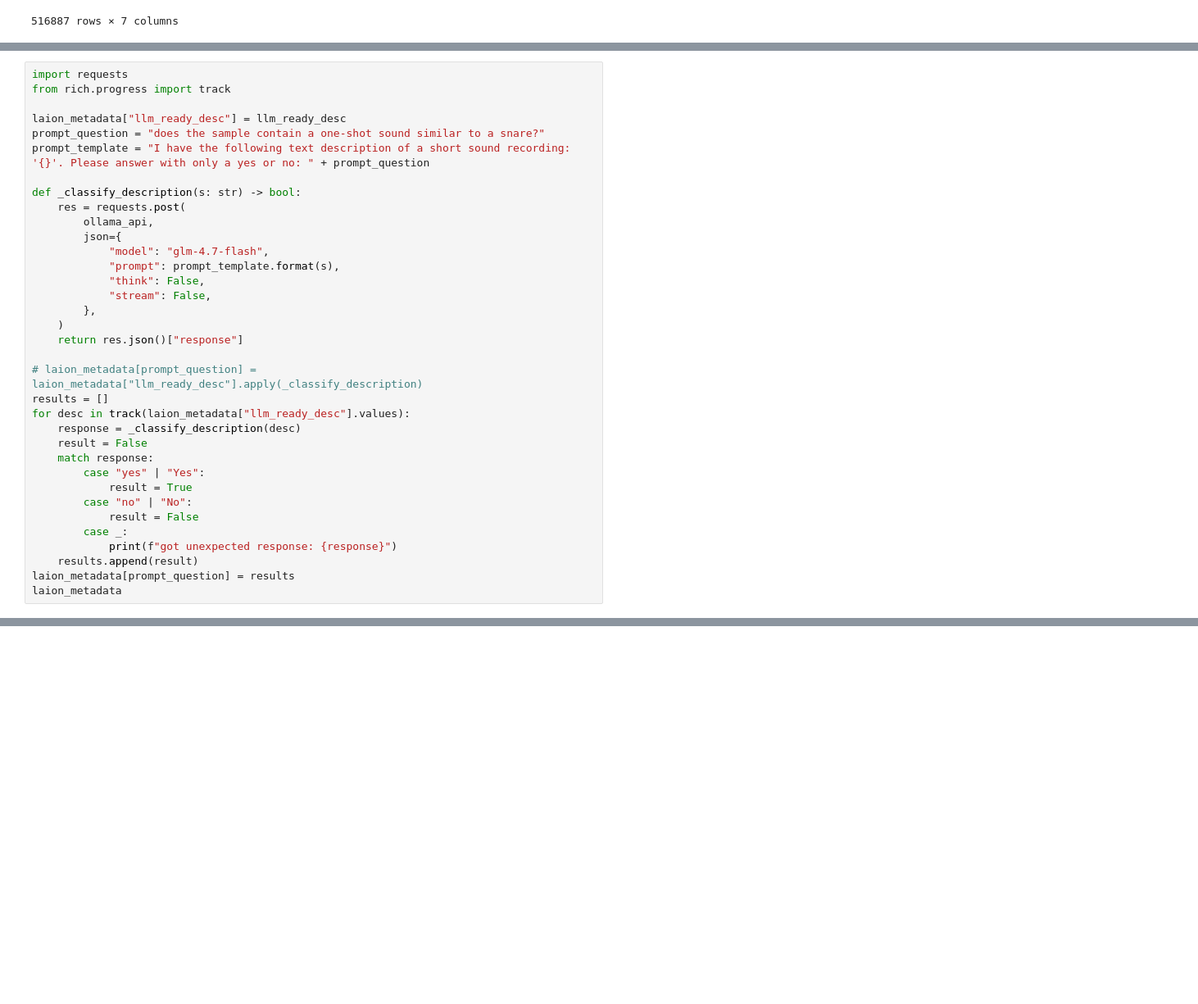
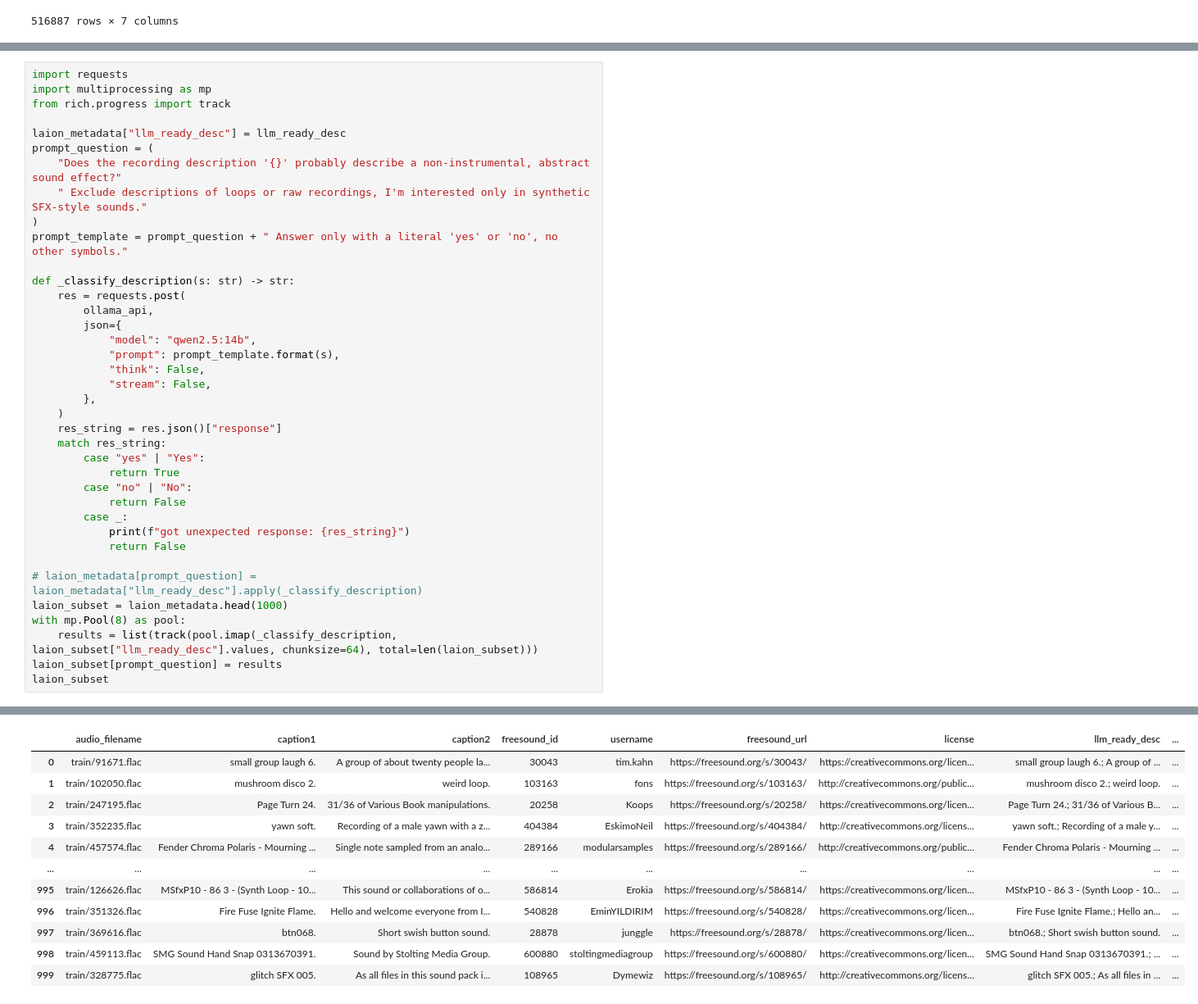
Before and after one commit to dzjkb/mgr2024, a Jupyter notebook: laion630k.ipynb, the cells around one changed output, grey strips where cells are left out. Shown at 82% size. Drawn from its saved outputs; the diff is of its cells as text; blank space fills up the shorter version.

```diff
--- a/laion630k.ipynb
+++ b/laion630k.ipynb
@@ -59,37 +59,40 @@ llm_ready_desc
 Length: 516887, dtype: object
 # %%
 import requests
+import multiprocessing as mp
 from rich.progress import track
 
 laion_metadata["llm_ready_desc"] = llm_ready_desc
-prompt_question = "does the sample contain a one-shot sound similar to a snare?"
-prompt_template = "I have the following text description of a short sound recording: '{}'. Please answer with only a yes or no: " + prompt_question
+prompt_question = (
+    "Does the recording description '{}' probably describe a non-instrumental, abstract sound effect?"
+    " Exclude descriptions of loops or raw recordings, I'm interested only in synthetic SFX-style sounds."
+)
+prompt_template = prompt_question + " Answer only with a literal 'yes' or 'no', no other symbols."
 
-def _classify_description(s: str) -> bool:
+def _classify_description(s: str) -> str:
     res = requests.post(
         ollama_api,
         json={
-            "model": "glm-4.7-flash",
+            "model": "qwen2.5:14b",
             "prompt": prompt_template.format(s),
             "think": False,
             "stream": False,
         },
     )
-    return res.json()["response"]
+    res_string = res.json()["response"]
+    match res_string:
+        case "yes" | "Yes":
+            return True
+        case "no" | "No":
+            return False
+        case _:
+            print(f"got unexpected response: {res_string}")
+            return False
 
 # laion_metadata[prompt_question] = laion_metadata["llm_ready_desc"].apply(_classify_description)
-results = []
-for desc in track(laion_metadata["llm_ready_desc"].values):
-    response = _classify_description(desc)
-    result = False
-    match response:
-        case "yes" | "Yes":
-            result = True
-        case "no" | "No":
-            result = False
-        case _:
-            print(f"got unexpected response: {response}")
-    results.append(result)
-laion_metadata[prompt_question] = results
-laion_metadata
+laion_subset = laion_metadata.head(1000)
+with mp.Pool(8) as pool:
+    results = list(track(pool.imap(_classify_description, laion_subset["llm_ready_desc"].values, chunksize=64), total=len(laion_subset)))
+laion_subset[prompt_question] = results
+laion_subset
 # %% [output]
@@ -98,0 +106,12 @@ Jupyter support
+|  | audio_filename | caption1 | caption2 | freesound_id | username | freesound_url | license | llm_ready_desc | ... |
+| 0 | train/91671.flac | small group laugh 6. | A group of about twenty people la... | 30043 | tim.kahn | https://freesound.org/s/30043/ | https://creativecommons.org/licen... | small group laugh 6.; A group of ... | ... |
+| 1 | train/102050.flac | mushroom disco 2. | weird loop. | 103163 | fons | https://freesound.org/s/103163/ | http://creativecommons.org/public... | mushroom disco 2.; weird loop. | ... |
+| 2 | train/247195.flac | Page Turn 24. | 31/36 of Various Book manipulations. | 20258 | Koops | https://freesound.org/s/20258/ | https://creativecommons.org/licen... | Page Turn 24.; 31/36 of Various B... | ... |
+| 3 | train/352235.flac | yawn soft. | Recording of a male yawn with a z... | 404384 | EskimoNeil | https://freesound.org/s/404384/ | http://creativecommons.org/licens... | yawn soft.; Recording of a male y... | ... |
+| 4 | train/457574.flac | Fender Chroma Polaris - Mourning ... | Single note sampled from an analo... | 289166 | modularsamples | https://freesound.org/s/289166/ | http://creativecommons.org/public... | Fender Chroma Polaris - Mourning ... | ... |
+| ... | ... | ... | ... | ... | ... | ... | ... | ... | ... |
+| 995 | train/126626.flac | MSfxP10 - 86 3 - (Synth Loop - 10... | This sound or collaborations of o... | 586814 | Erokia | https://freesound.org/s/586814/ | https://creativecommons.org/licen... | MSfxP10 - 86 3 - (Synth Loop - 10... | ... |
+| 996 | train/351326.flac | Fire Fuse Ignite Flame. | Hello and welcome everyone from I... | 540828 | EminYILDIRIM | https://freesound.org/s/540828/ | https://creativecommons.org/licen... | Fire Fuse Ignite Flame.; Hello an... | ... |
+| 997 | train/369616.flac | btn068. | Short swish button sound. | 28878 | junggle | https://freesound.org/s/28878/ | https://creativecommons.org/licen... | btn068.; Short swish button sound. | ... |
+| 998 | train/459113.flac | SMG Sound Hand Snap 0313670391. | Sound by Stolting Media Group. | 600880 | stoltingmediagroup | https://freesound.org/s/600880/ | https://creativecommons.org/licen... | SMG Sound Hand Snap 0313670391.; ... | ... |
+| 999 | train/328775.flac | glitch SFX 005. | As all files in this sound pack i... | 108965 | Dymewiz | https://freesound.org/s/108965/ | http://creativecommons.org/licens... | glitch SFX 005.; As all files in ... | ... |
```
Also changed, not shown: parts of 10 cells of this notebook, 8 other files.
